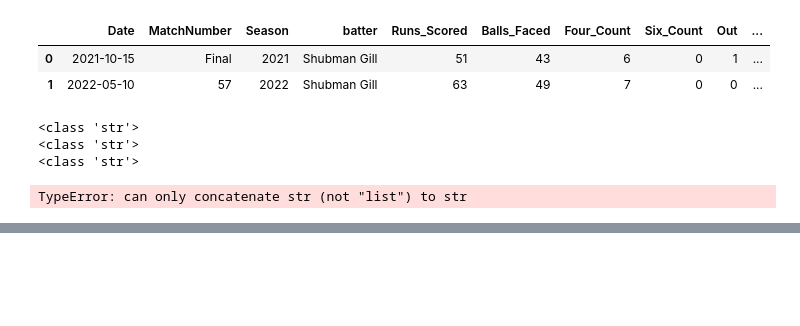
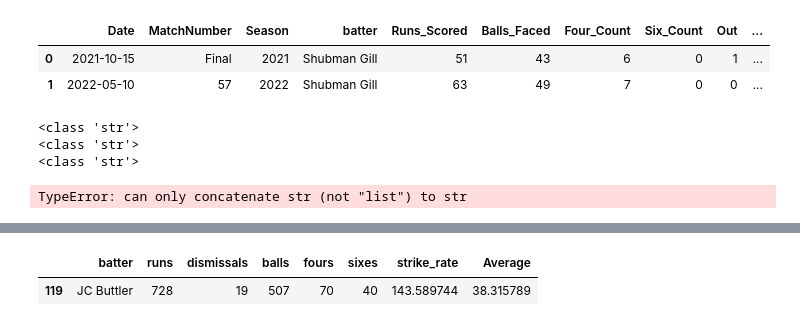
Before and after one commit to anubrotoGhose/IPL-Stats-Access, a Jupyter notebook: table_creator_5.ipynb, the cells around one changed output, grey strips where cells are left out. Saved outputs shown, nothing was run; the diff lists cells and outputs as text; code cells hidden in the pictures; blank space fills up the shorter version.

```diff
--- a/table_creator_5.ipynb
+++ b/table_creator_5.ipynb
@@ -563,0 +576,6 @@ DatabaseError: Execution failed on sql '
+# %%
+jc_buttler_stats = batting_stats[batting_stats['batter'] == "JC Buttler"]
+jc_buttler_stats
+# %% [output]
+|  | batter | runs | dismissals | balls | fours | sixes | strike_rate | Average |
+| 119 | JC Buttler | 728 | 19 | 507 | 70 | 40 | 143.589744 | 38.315789 |
```
Also changed, not shown: parts of 6 cells of this notebook, 8 other files.
